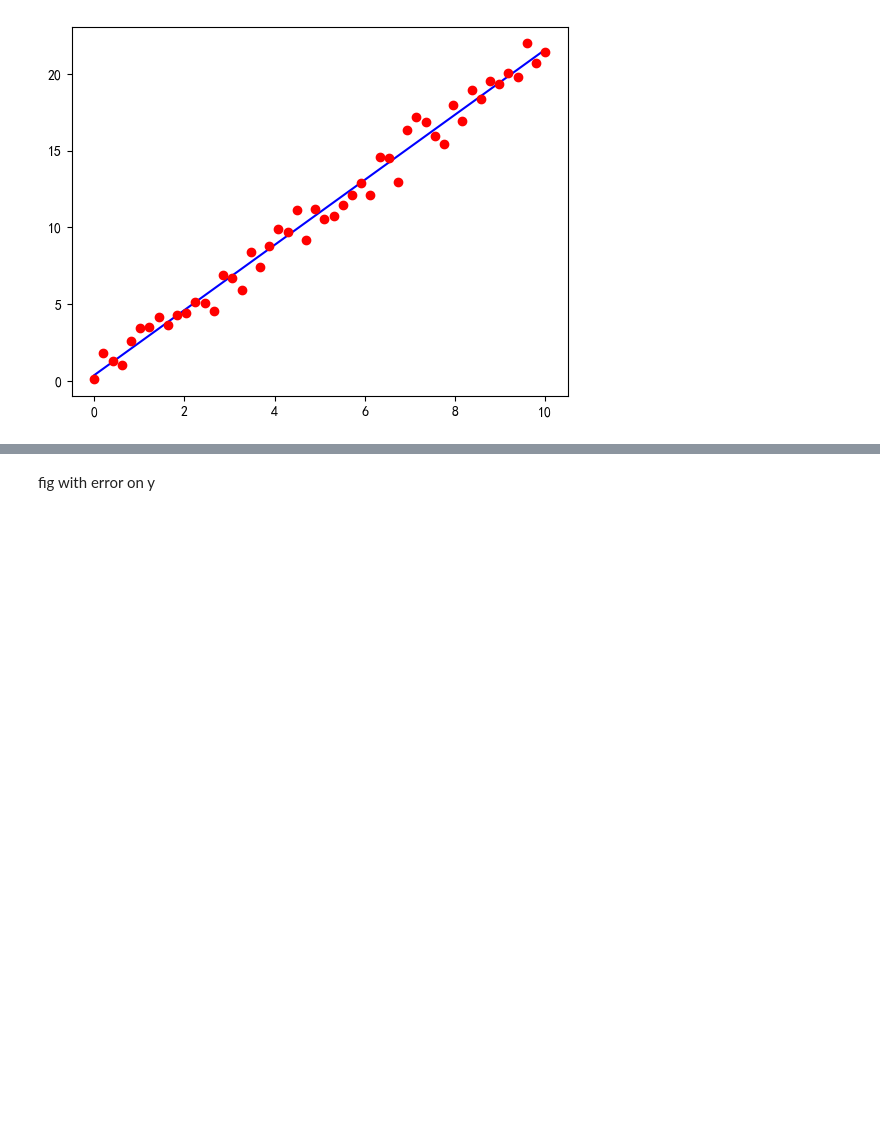
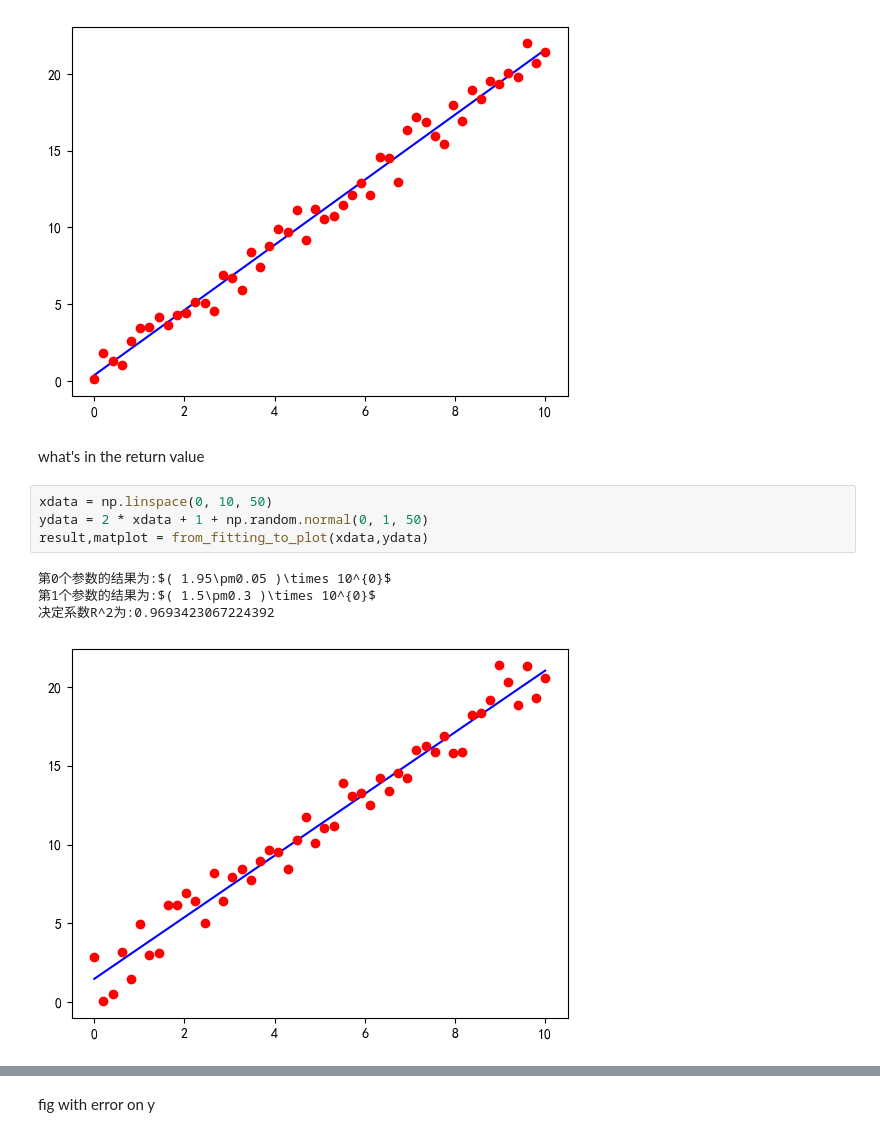
Before and after one commit to Xuanyiyiren/Intersting-things, a Jupyter notebook: curvefit/curvefit .ipynb, the cells around one changed output, grey strips where cells are left out. Cells and saved outputs as stored; diff of their text form; blank space fills up the shorter version.

```diff
--- a/curvefit/curvefit .ipynb
+++ b/curvefit/curvefit .ipynb
@@ -165,3 +163,14 @@ None
 第1个参数的结果为:$( 4\pm2 )\times 10^{-1}$
 决定系数R^2为:0.984066544976185
 [figure]
+# %% [markdown]
+what's in the return value
+# %%
+xdata = np.linspace(0, 10, 50)
+ydata = 2 * xdata + 1 + np.random.normal(0, 1, 50)
+result,matplot = from_fitting_to_plot(xdata,ydata)
+# %% [output]
+第0个参数的结果为:$( 1.95\pm0.05 )\times 10^{0}$
+第1个参数的结果为:$( 1.5\pm0.3 )\times 10^{0}$
+决定系数R^2为:0.9693423067224392
+[figure, added]
```
Also changed, not shown: parts of 7 cells of this notebook, 1 other file.
